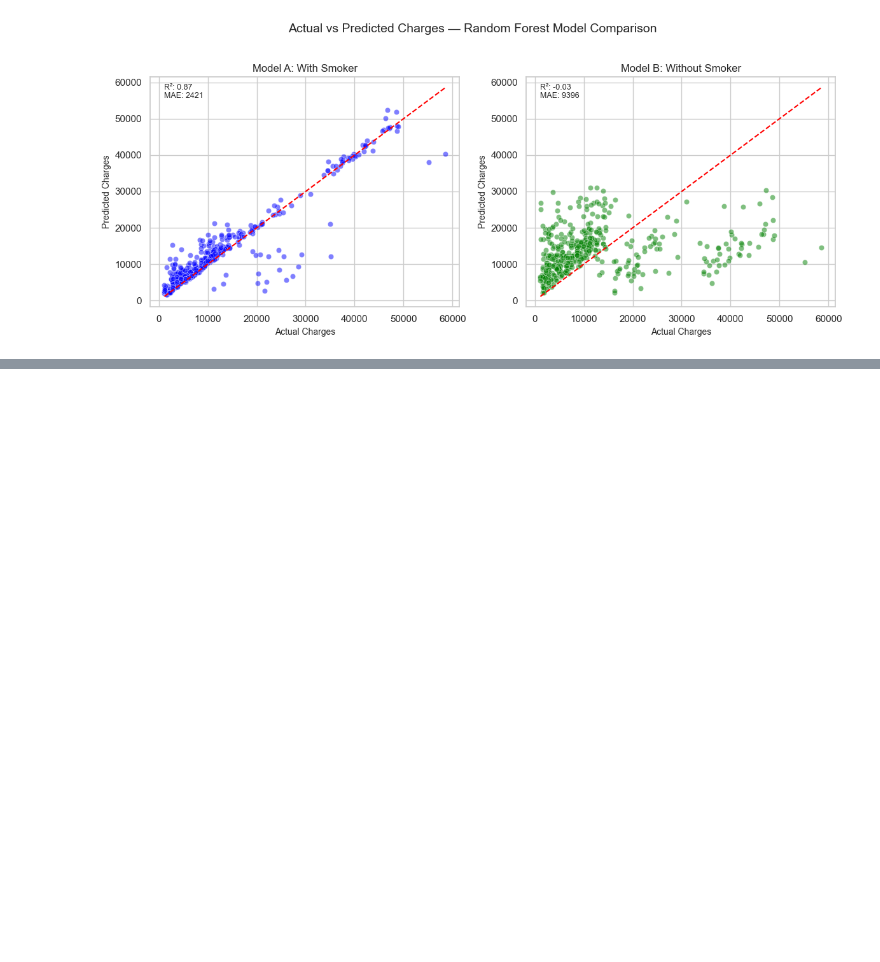
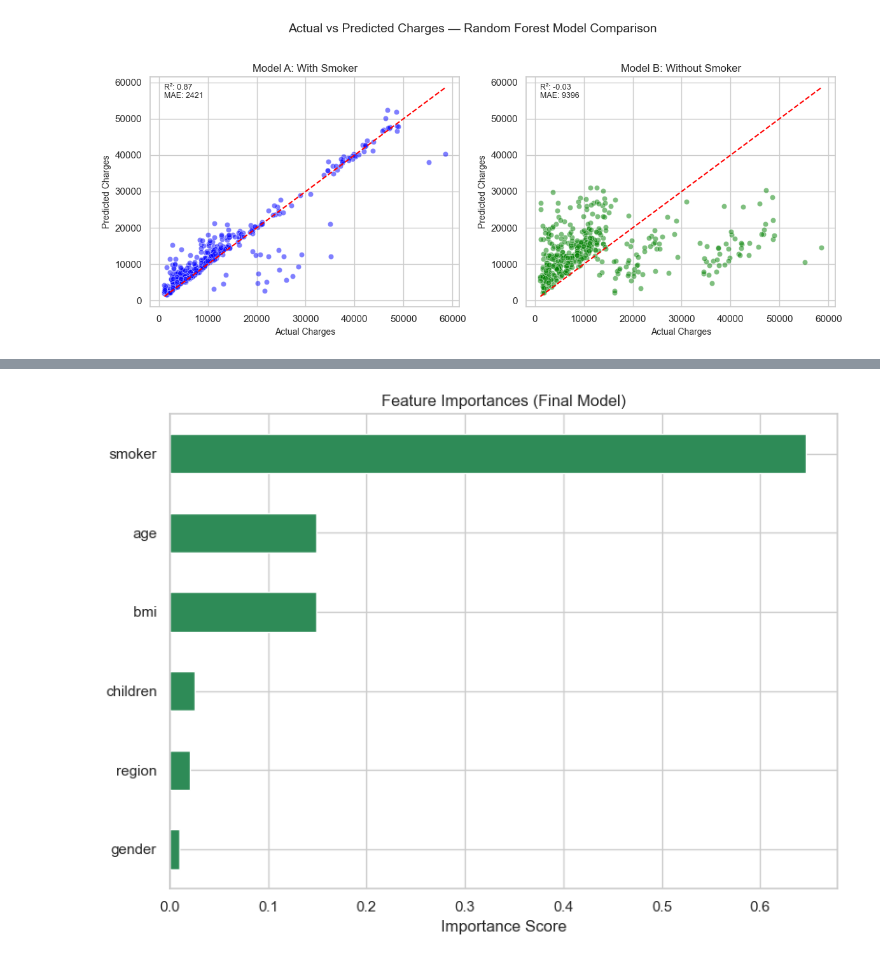
Before and after one commit to RajsiCapco/ads, a Jupyter notebook: Regression2.ipynb, the cells around one changed output, grey strips where cells are left out. Cells and saved outputs as stored; diff of their text form; code cells hidden in the pictures; blank space fills up the shorter version.

```diff
--- a/Regression2.ipynb
+++ b/Regression2.ipynb
@@ -410,0 +428,15 @@ MAE: 2719.609205747044
+# %%
+#Feature Importance Final Model
+# # Create importance dataframe
+importances = pd.Series(final_rf.feature_importances_, index=X_train_full.columns)
+importances = importances.sort_values(ascending=True)
+
+# Plot
+plt.figure(figsize=(8, 6))
+importances.plot(kind="barh", color="seagreen")
+plt.title("Feature Importances (Final Model)")
+plt.xlabel("Importance Score")
+plt.tight_layout()
+plt.show()
+# %% [output]
+[figure, added]
```
Also changed, not shown: parts of 5 cells of this notebook, 1 other file.
